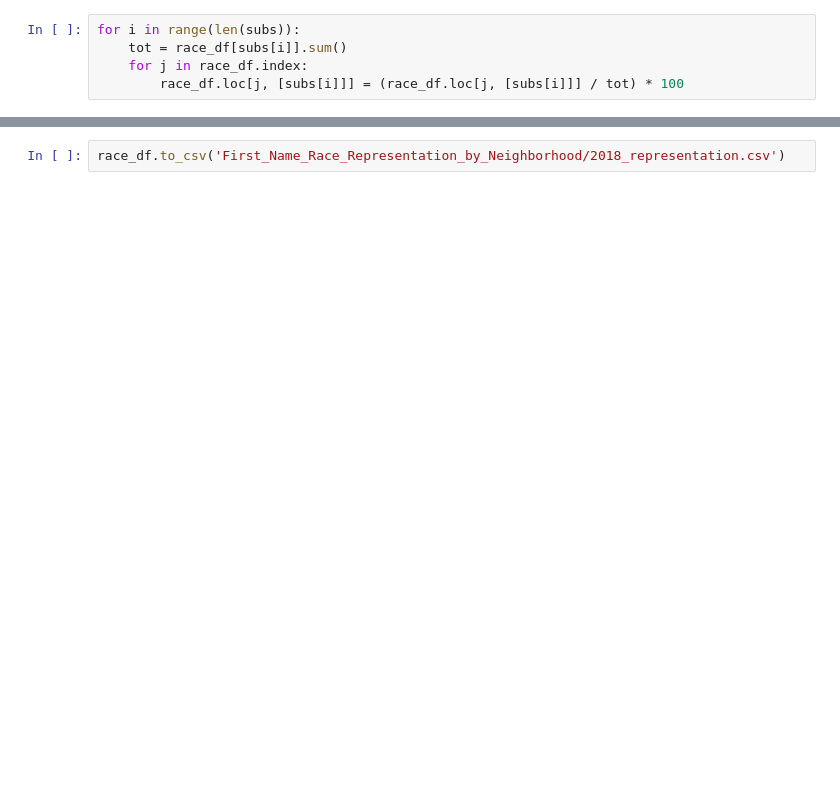
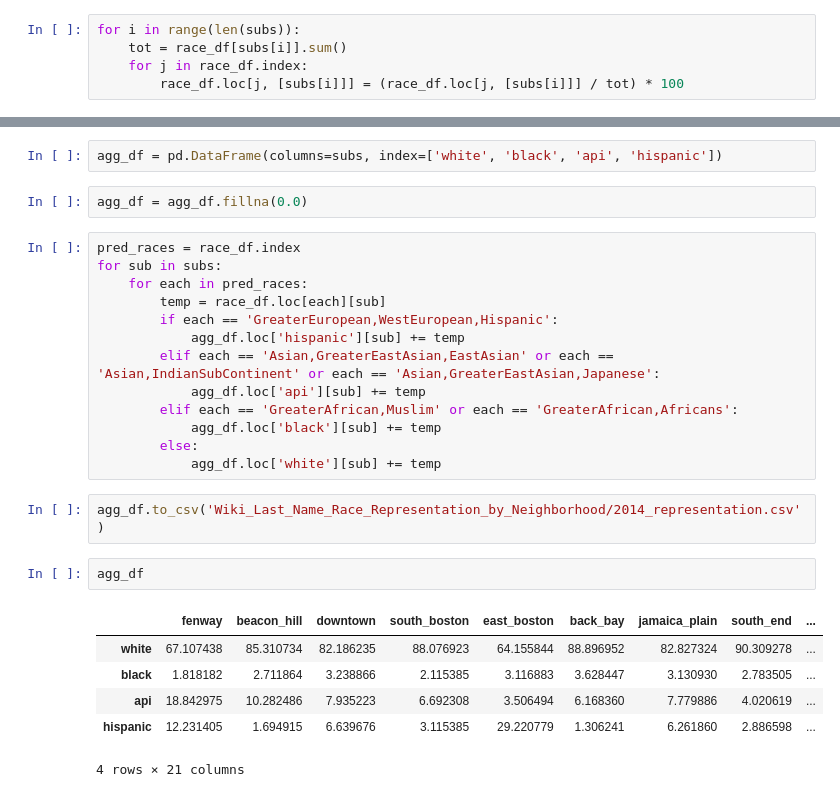
Before and after one commit to HongXin123456/NAACP_summer2021, a Jupyter notebook: Entity_Recognition/Subneighborhood_Comp_by_Race.ipynb, the cells around one changed output, grey strips where cells are left out. Drawn from its saved outputs; the diff is of its cells as text; blank space fills up the shorter version.

```diff
--- a/Entity_Recognition/Subneighborhood_Comp_by_Race.ipynb
+++ b/Entity_Recognition/Subneighborhood_Comp_by_Race.ipynb
@@ -218,2 +241,28 @@ race_df
-# %%
-race_df.to_csv('First_Name_Race_Representation_by_Neighborhood/2018_representation.csv')
+# %%
+agg_df = pd.DataFrame(columns=subs, index=['white', 'black', 'api', 'hispanic'])
+# %%
+agg_df = agg_df.fillna(0.0)
+# %%
+pred_races = race_df.index
+for sub in subs:
+    for each in pred_races:
+        temp = race_df.loc[each][sub]
+        if each == 'GreaterEuropean,WestEuropean,Hispanic':
+            agg_df.loc['hispanic'][sub] += temp
+        elif each == 'Asian,GreaterEastAsian,EastAsian' or each == 'Asian,IndianSubContinent' or each == 'Asian,GreaterEastAsian,Japanese':
+            agg_df.loc['api'][sub] += temp
+        elif each == 'GreaterAfrican,Muslim' or each == 'GreaterAfrican,Africans':
+            agg_df.loc['black'][sub] += temp
+        else:
+            agg_df.loc['white'][sub] += temp
+# %%
+agg_df.to_csv('Wiki_Last_Name_Race_Representation_by_Neighborhood/2014_representation.csv')
+# %%
+agg_df
+# %% [output]
+|  | fenway | beacon_hill | downtown | south_boston | east_boston | back_bay | jamaica_plain | south_end | ... |
+| white | 67.107438 | 85.310734 | 82.186235 | 88.076923 | 64.155844 | 88.896952 | 82.827324 | 90.309278 | ... |
+| black | 1.818182 | 2.711864 | 3.238866 | 2.115385 | 3.116883 | 3.628447 | 3.130930 | 2.783505 | ... |
+| api | 18.842975 | 10.282486 | 7.935223 | 6.692308 | 3.506494 | 6.168360 | 7.779886 | 4.020619 | ... |
+| hispanic | 12.231405 | 1.694915 | 6.639676 | 3.115385 | 29.220779 | 1.306241 | 6.261860 | 2.886598 | ... |
+4 rows × 21 columns
```
Also changed, not shown: parts of 11 cells of this notebook, 16 other files.
